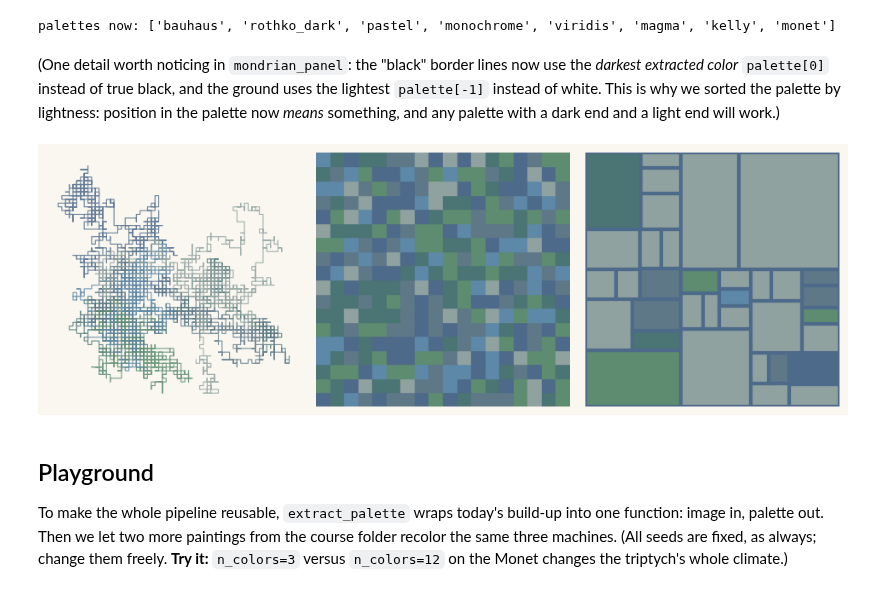
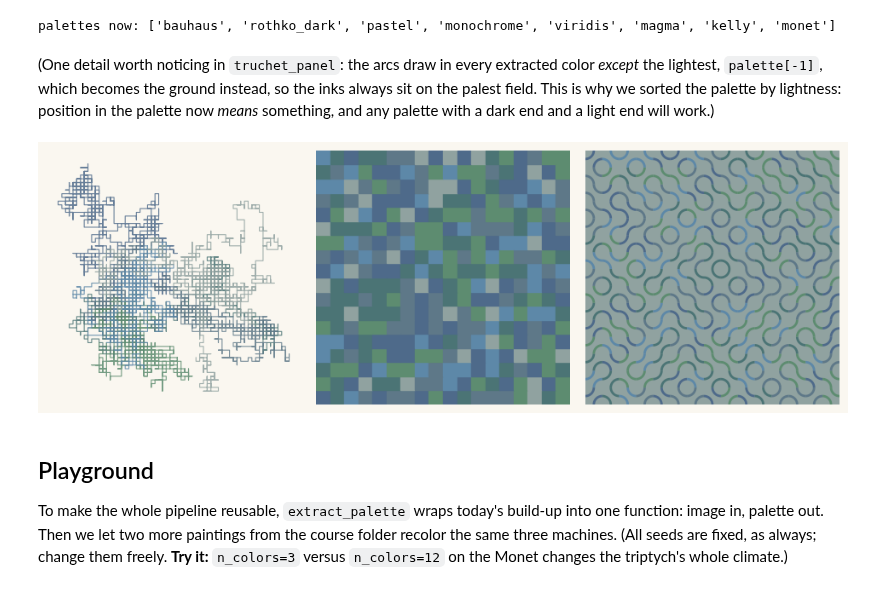
Before and after one commit to xysLong/agap, a Jupyter notebook: notebooks/05-color.ipynb, the cells around one changed output. Drawn from its saved outputs; the diff is of its cells as text; code cells hidden in the pictures.

```diff
--- a/notebooks/05-color.ipynb
+++ b/notebooks/05-color.ipynb
@@ -317,35 +316,39 @@ def subdivide(x, y, width, height, depth, stop_chance, rng,
 # %%
-# chapter 5's mondrian panel: lightest color as ground, darkest as line color
-def mondrian_panel(ax, palette_name, depth=7, stop_chance=0.4, border=3,
-                   accent_chance=0.35, seed=11):
+# chapter 4's truchet field, condensed: lightest color as ground, the rest draw
+def truchet_panel(ax, palette_name, cols=15, rows=15, seed=3):
     palette = PALETTES[palette_name]
     rng = np.random.default_rng(seed)
-    for x, y, width, height in subdivide(0, 0, 1, 1, depth, stop_chance, rng):
-        color = palette[-1]                       # the lightest color as ground
-        if rng.random() < accent_chance:
-            color = palette[rng.integers(0, len(palette) - 1)]
-        ax.add_patch(Rectangle((x, y), width, height, facecolor=color,
-                               edgecolor=palette[0], linewidth=border))
-    ax.set_xlim(0, 1)
-    ax.set_ylim(0, 1)
+    strokes = []
+    stroke_colors = []
+    for row in range(rows):
+        for col in range(cols):
+            tile = smith_tile(col, row, rng.integers(0, 2))
+            color = palette[rng.integers(0, len(palette) - 1)]  # never the lightest
+            for stroke in tile:
+                strokes.append(stroke)
+                stroke_colors.append(color)
+    ax.add_patch(Rectangle((0, 0), cols, rows, color=palette[-1], zorder=0))
+    ax.add_collection(LineCollection(strokes, colors=stroke_colors, linewidths=2.0))
+    ax.set_xlim(0, cols)
+    ax.set_ylim(0, rows)
     ax.set_aspect("equal")
     ax.axis("off")
 # %% [markdown]
-(One detail worth noticing in `mondrian_panel`: the "black" border lines now use the *darkest extracted color* `palette[0]` instead of true black, and the ground uses the lightest `palette[-1]` instead of white. This is why we sorted the palette by lightness: position in the palette now *means* something, and any palette with a dark end and a light end will work.)
+(One detail worth noticing in `truchet_panel`: the arcs draw in every extracted color *except* the lightest, `palette[-1]`, which becomes the ground instead, so the inks always sit on the palest field. This is why we sorted the palette by lightness: position in the palette now *means* something, and any palette with a dark end and a light end will work.)
 # %%
 # the triptych: three chapters, one extracted palette
 def palette_triptych(palette_name, seed=3):
     fig, axes = plt.subplots(1, 3, figsize=(12, 4.2), facecolor=PAPER)
     walk_panel(axes[0], palette_name, seed=seed)
     grid_panel(axes[1], palette_name, seed=seed)
-    mondrian_panel(axes[2], palette_name, seed=seed)
+    truchet_panel(axes[2], palette_name, seed=seed)
     fig.subplots_adjust(wspace=0.06)
     plt.show()
     return fig
 
 art_1 = palette_triptych("monet")
 # %% [output]
-[figure, old version]
+[figure, new version]
 # %% [markdown]
 ## Playground
 
```
Also changed, not shown: parts of 7 cells of this notebook, 4 other files.
